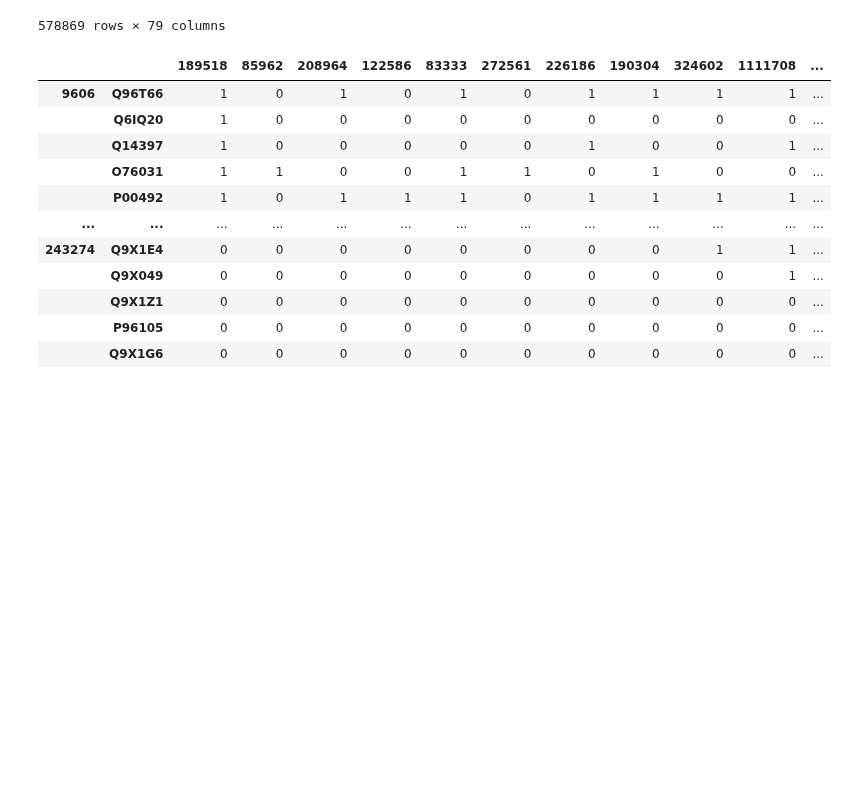
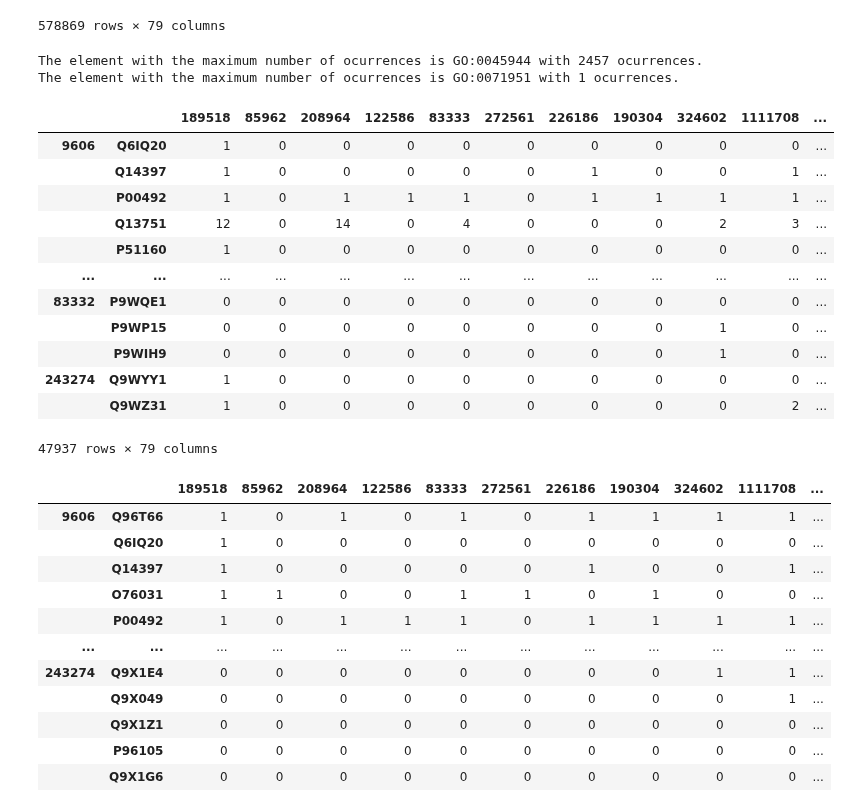
Before and after one commit to geovalexis/PP2GO, a Jupyter notebook: notebooks/machine_learning.ipynb, the cells around one changed output. Drawn from its saved outputs; the diff is of its cells as text; code cells hidden in the pictures; blank space fills up the shorter version.

```diff
--- a/notebooks/machine_learning.ipynb
+++ b/notebooks/machine_learning.ipynb
@@ -68,6 +68,26 @@ profiling_matrix
 |  | Q9X1M4 | 0 | 0 | 0 | 0 | 0 | 0 | 0 | 0 | 0 | 0 | ... |
 |  | Q9X043 | 0 | 0 | 0 | 0 | 0 | 0 | 0 | 0 | 0 | 0 | ... |
 578869 rows × 79 columns
+# %%
+# Filter out GO terms does not meet a certain number of ocurrences
+profiling_matrix = profiling_matrix.assign(GO_IDs=filterOutByFrequency(profiling_matrix["GO_IDs"], min_threshold=100, max_threshold=None)).dropna()
+profiling_matrix
+# %% [output]
+The element with the maximum number of ocurrences is GO:0045944 with 2457 ocurrences.
+The element with the maximum number of ocurrences is GO:0071951 with 1 ocurrences.
+|  |  | 189518 | 85962 | 208964 | 122586 | 83333 | 272561 | 226186 | 190304 | 324602 | 1111708 | ... |
+| 9606 | Q6IQ20 | 1 | 0 | 0 | 0 | 0 | 0 | 0 | 0 | 0 | 0 | ... |
+|  | Q14397 | 1 | 0 | 0 | 0 | 0 | 0 | 1 | 0 | 0 | 1 | ... |
+|  | P00492 | 1 | 0 | 1 | 1 | 1 | 0 | 1 | 1 | 1 | 1 | ... |
+|  | Q13751 | 12 | 0 | 14 | 0 | 4 | 0 | 0 | 0 | 2 | 3 | ... |
+|  | P51160 | 1 | 0 | 0 | 0 | 0 | 0 | 0 | 0 | 0 | 0 | ... |
+| ... | ... | ... | ... | ... | ... | ... | ... | ... | ... | ... | ... | ... |
+| 83332 | P9WQE1 | 0 | 0 | 0 | 0 | 0 | 0 | 0 | 0 | 0 | 0 | ... |
+|  | P9WP15 | 0 | 0 | 0 | 0 | 0 | 0 | 0 | 0 | 1 | 0 | ... |
+|  | P9WIH9 | 0 | 0 | 0 | 0 | 0 | 0 | 0 | 0 | 1 | 0 | ... |
+| 243274 | Q9WYY1 | 1 | 0 | 0 | 0 | 0 | 0 | 0 | 0 | 0 | 0 | ... |
+|  | Q9WZ31 | 1 | 0 | 0 | 0 | 0 | 0 | 0 | 0 | 0 | 2 | ... |
+47937 rows × 79 columns
 # %%
 # Filter out unnotated proteins
 profiling_matrix = profiling_matrix[profiling_matrix["GO_IDs"].str.len()>0]  # Drop those genes that do not have GO term (the final goal of the project is to assign them one, but to train the model we need to give it resolved examples)
```
Also changed, not shown: parts of 4 cells of this notebook.
